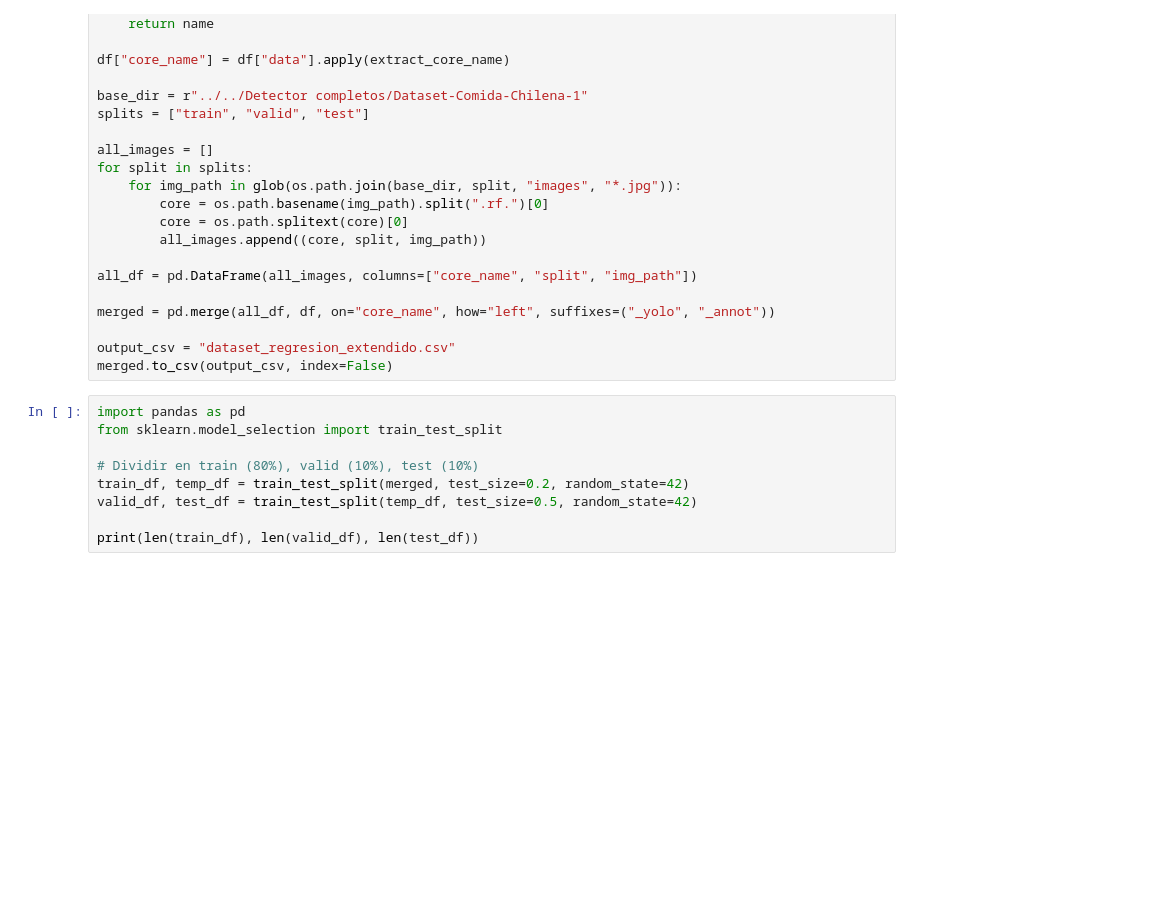
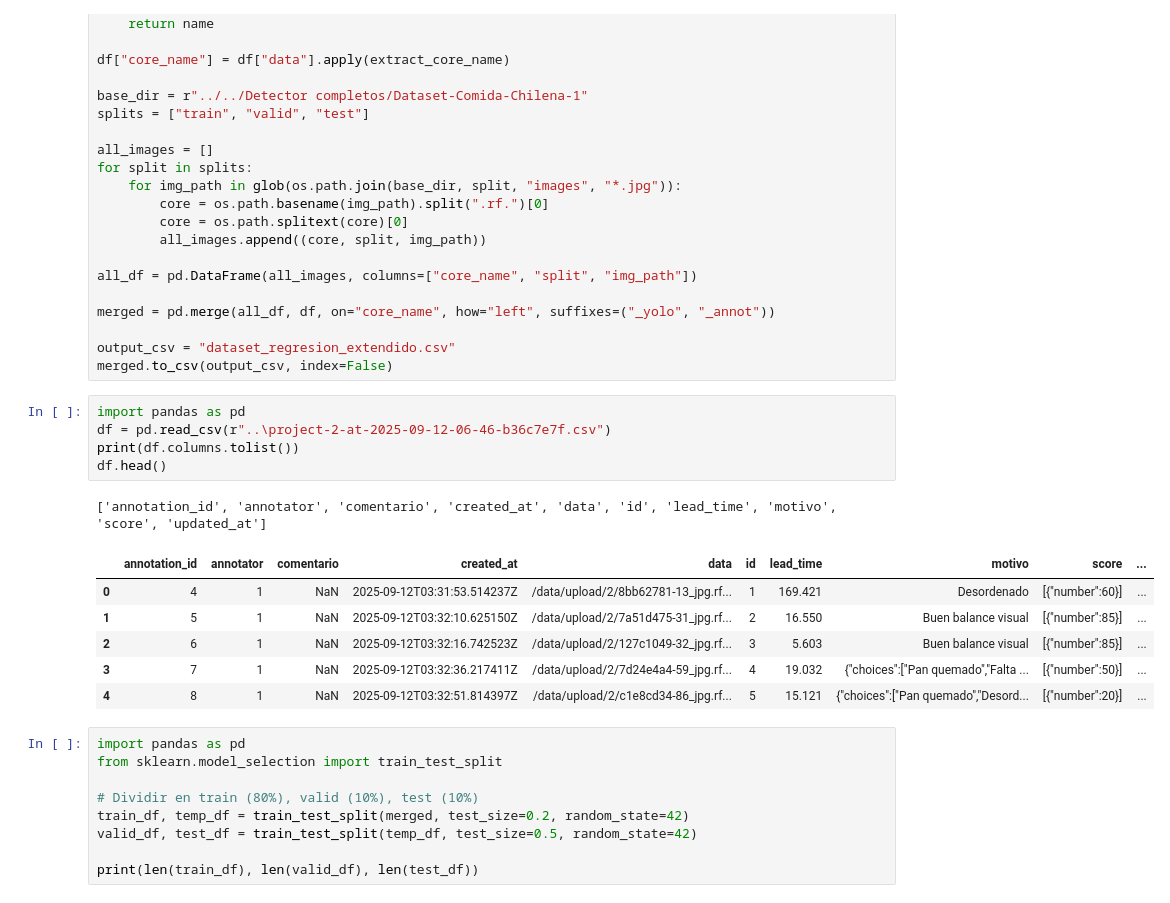
Before and after one commit to anaysc/Shefu-VC, a Jupyter notebook: Completos/completos_regresion/v1 - Regresión simple/Regresion_completos_1.ipynb, the cells around one changed output. Saved outputs shown, nothing was run; the diff lists cells and outputs as text; blank space fills up the shorter version.

```diff
--- a/Completos/completos_regresion/v1 - Regresión simple/Regresion_completos_1.ipynb
+++ b/Completos/completos_regresion/v1 - Regresión simple/Regresion_completos_1.ipynb
@@ -68,6 +68,19 @@ merged = pd.merge(all_df, df, on="core_name", how="left", suffixes=("_yolo", "_a
 
 output_csv = "dataset_regresion_extendido.csv"
 merged.to_csv(output_csv, index=False)
+# %%
+import pandas as pd
+df = pd.read_csv(r"..\project-2-at-2025-09-12-06-46-b36c7e7f.csv")
+print(df.columns.tolist())
+df.head()
+# %% [output]
+['annotation_id', 'annotator', 'comentario', 'created_at', 'data', 'id', 'lead_time', 'motivo', 'score', 'updated_at']
+|  | annotation_id | annotator | comentario | created_at | data | id | lead_time | motivo | score | ... |
+| 0 | 4 | 1 | NaN | 2025-09-12T03:31:53.514237Z | /data/upload/2/8bb62781-13_jpg.rf... | 1 | 169.421 | Desordenado | [{"number":60}] | ... |
+| 1 | 5 | 1 | NaN | 2025-09-12T03:32:10.625150Z | /data/upload/2/7a51d475-31_jpg.rf... | 2 | 16.550 | Buen balance visual | [{"number":85}] | ... |
+| 2 | 6 | 1 | NaN | 2025-09-12T03:32:16.742523Z | /data/upload/2/127c1049-32_jpg.rf... | 3 | 5.603 | Buen balance visual | [{"number":85}] | ... |
+| 3 | 7 | 1 | NaN | 2025-09-12T03:32:36.217411Z | /data/upload/2/7d24e4a4-59_jpg.rf... | 4 | 19.032 | {"choices":["Pan quemado","Falta ... | [{"number":50}] | ... |
+| 4 | 8 | 1 | NaN | 2025-09-12T03:32:51.814397Z | /data/upload/2/c1e8cd34-86_jpg.rf... | 5 | 15.121 | {"choices":["Pan quemado","Desord... | [{"number":20}] | ... |
 # %%
 import pandas as pd
 from sklearn.model_selection import train_test_split
```
Also changed, not shown: 16 other files.
